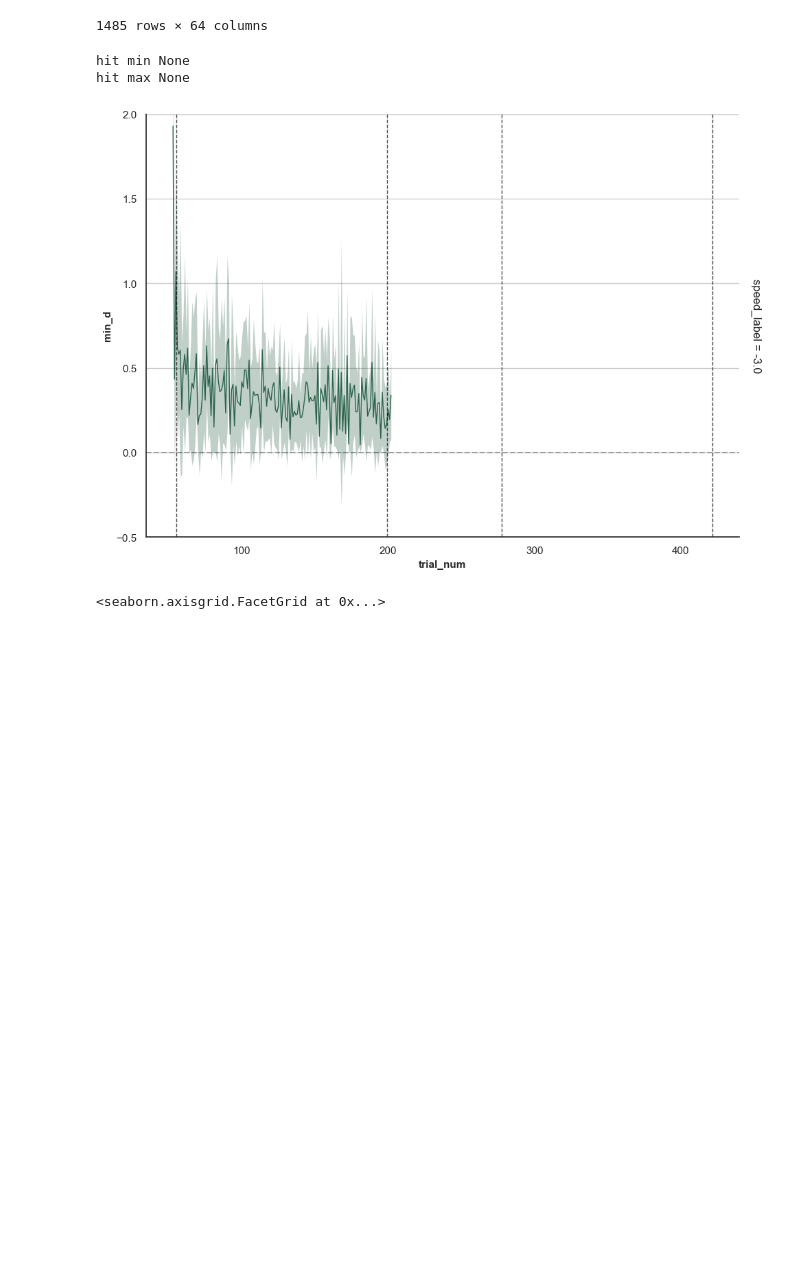
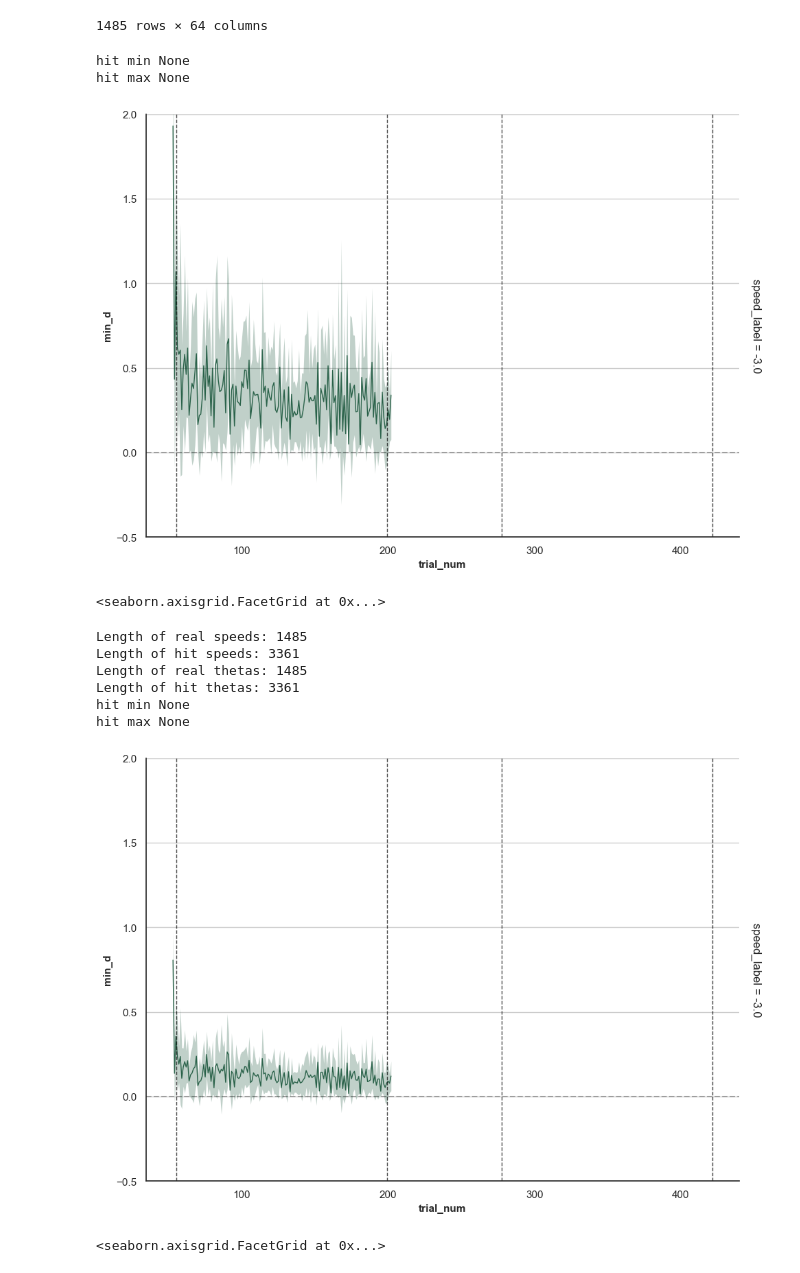
Before and after one commit to jacobjb02/vr-motor-adaptation-notebooks, a Jupyter notebook: Notebook/mahalanobis.ipynb, the cells around one changed output. Saved outputs shown, nothing was run; the diff lists cells and outputs as text; code cells hidden in the pictures; blank space fills up the shorter version.

```diff
--- a/Notebook/mahalanobis.ipynb
+++ b/Notebook/mahalanobis.ipynb
@@ -119,3 +354,81 @@ hit min None
 hit max None
 [figure]
 <seaborn.axisgrid.FacetGrid at 0x...>
+# %%
+import pandas as pd
+import numpy as np
+
+# Load participant data
+df_participant = pd.read_csv("C:/Users/jacob/water_current_MA/data/solution_space/df_L60_3_T1.csv")
+
+# Assume df_hits is already loaded and contains valid solutions
+# For example:
+# df_wide = pd.read_csv("C:/Users/jacob/water_current_MA/data/solution_space/errors_-3_L60.csv")
+# df_long = df_wide.melt(id_vars=['Unnamed: 0'], var_name='angle', value_name='error_m')
+# df_long.rename(columns={'Unnamed: 0': 'speed'}, inplace=True)
+# df_long['is_hit'] = df_long['error_m'] < 0.10
+# df_hits = df_long[df_long['is_hit']].copy()
+
+# Calculate standard deviations using valid solutions (df_hits)
+hit_speeds = df_hits['speed'].values
+hit_thetas = df_hits['angle'].values
+
+speed_std = np.std(hit_speeds)
+theta_std = np.std(hit_thetas)
+
+# Make hit and real speeds into np.array
+real_speeds = df_participant['launch_Speed'].values
+real_angles = df_participant['launch_angle'].values
+
+# Make hit and real angles into np.array
+hit_speeds = df_hits['speed'].values
+hit_angles = df_hits['angle'].values
+
+# Print the lengths of both arrays for debugging
+print(f"Length of real speeds: {len(real_speeds)}")
+print(f"Length of hit speeds: {len(hit_speeds)}")
+
+print(f"Length of real thetas: {len(real_thetas)}")
+print(f"Length of hit thetas: {len(hit_thetas)}")
+
+
+# Broadcast and find differences, then normalize by variability of each parameter
+speed_diffs = (real_speeds[:, np.newaxis] - hit_speeds[np.newaxis, :]) / speed_std
+theta_diffs = (real_angles[:, np.newaxis] - hit_angles[np.newaxis, :]) / theta_std
+
+d = np.sqrt((speed_diffs**2) + (theta_diffs**2))
+min_d = np.min(d, axis=1)
+
+# Now take min_d array and make it a column in df_participant for plotting
+df_participant['min_d'] = min_d
+
+# Plot the results
+from src.plotting import plot_all_trials
+plot_all_trials(df_participant,
+                 col_col=None,
+                 row_col='speed_label',
+                 cond_col=None,
+                 ppid_col='ppid_full',
+                 target_col='target_x_label',
+                 y_col='min_d',
+                 x_col='trial_num',
+                 vertical_list=[55.5, 199.5, 277.5, 421.5],
+                 hit_col='target_hit',
+                 ref_range_col=None,
+                 no_connect_col='phase',
+                 context='notebook',
+                 transition_col='water_speed_binary',
+                 marker_size=0,
+                 estimator='mean',
+                 y_lim=(-0.5, 2),
+                 show_zero_line=True
+                )
+# %% [output]
+Length of real speeds: 1485
+Length of hit speeds: 3361
+Length of real thetas: 1485
+Length of hit thetas: 3361
+hit min None
+hit max None
+[figure, added]
+<seaborn.axisgrid.FacetGrid at 0x...>
```
Also changed, not shown: parts of 14 cells of this notebook, 1 other file.
